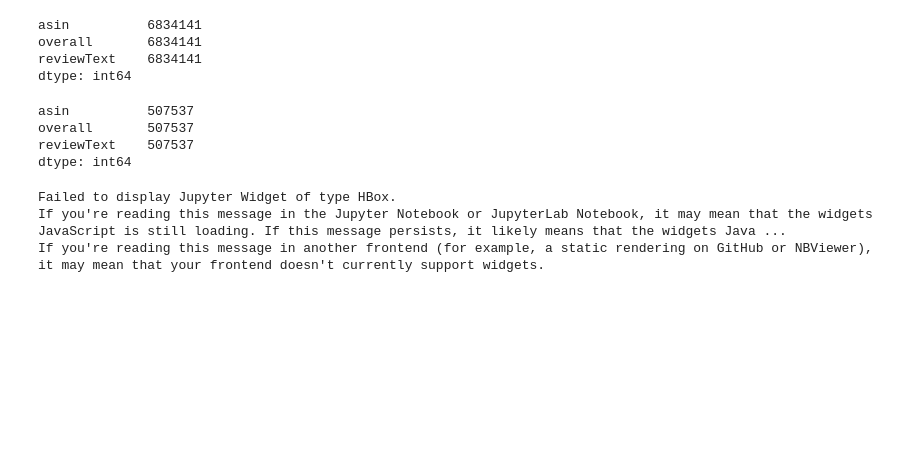
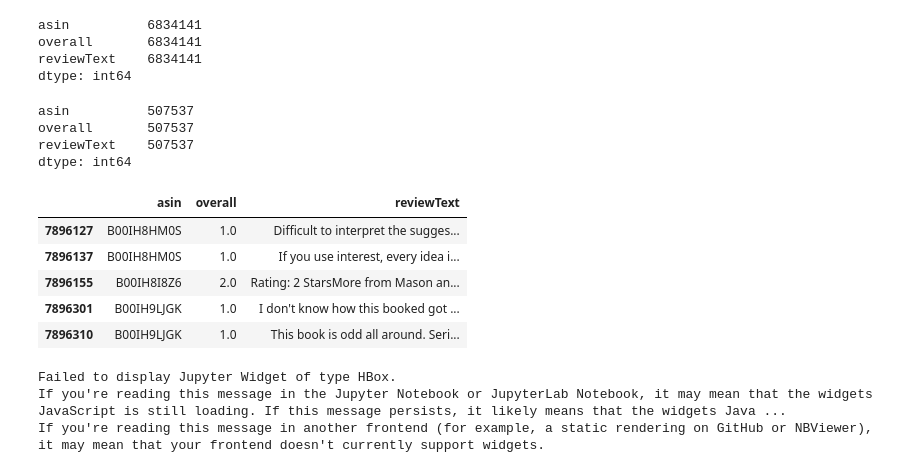
Before and after one commit to Tdual/char_level_cnn, a Jupyter notebook: create_neg_pos.ipynb, the cells around one changed output. Drawn from its saved outputs; the diff is of its cells as text; code cells hidden in the pictures; blank space fills up the shorter version.

```diff
--- a/create_neg_pos.ipynb
+++ b/create_neg_pos.ipynb
@@ -24,7 +24,6 @@ Use the retry module or similar alternatives.
 tqdm is notebook version
 # %%
-#reviews = []
-#with open("data/reviews_Books_5.json", "r") as f:
-#    reviews = [ast.literal_eval(l) for l in tqdm(f)]
-
-#reviews[:2]
+eviews = []
+with open("data/amazon/reviews_Books_5.json", "r") as f:
+    reviews = [ast.literal_eval(l) for l in tqdm(f)]
+reviews[:2]
@@ -42,11 +57,11 @@ tqdm is notebook version
 # %%
-#for i in range(0, len(reviews),1000000):
-#    print(i)
-#    end = i+1000000
-#    if end < len(reviews):
-#        chunk = reviews[i: i+1000000]
-#    else:
-#        chunk = reviews[i:]
-#        end = len(reviews)
-#    with open("data/reviews_Books_{}.pkl".format(end), "wb") as f:
-#        pickle.dump(chunk, f, protocol = 4)
+for i in range(0, len(reviews),1000000):
+    print(i)
+    end = i+1000000
+    if end < len(reviews):
+        chunk = reviews[i: i+1000000]
+    else:
+        chunk = reviews[i:]
+        end = len(reviews)
+    with open("data/reviews_Books_{}.pkl".format(end), "wb") as f:
+        pickle.dump(chunk, f, protocol = 4)
@@ -176,7 +201,16 @@ neg = rating[rating["overall"]<=2.0][500000:505000]
 pos = rating[rating["overall"]>=4.0][500000:505000]
 neut =  rating[rating["overall"]==3.0][:5000]
 # %%
-rating_5 = neg + pos + neut
+rating_5 = pd.concat([neg,pos,neut])
+# %%
+rating_5.head()
+# %% [output]
+|  | asin | overall | reviewText |
+| 7896127 | B00IH8HM0S | 1.0 | Difficult to interpret the sugges... |
+| 7896137 | B00IH8HM0S | 1.0 | If you use interest, every idea i... |
+| 7896155 | B00IH8I8Z6 | 2.0 | Rating: 2 StarsMore from Mason an... |
+| 7896301 | B00IH9LJGK | 1.0 | I don't know how this booked got ... |
+| 7896310 | B00IH9LJGK | 1.0 | This book is odd all around. Seri... |
 # %%
 with open("data/amazon/rating_5.txt", "w") as f:
     for row in tqdm(rating_5.iterrows()):
```
Also changed, not shown: parts of 8 cells of this notebook, 2 other files.
